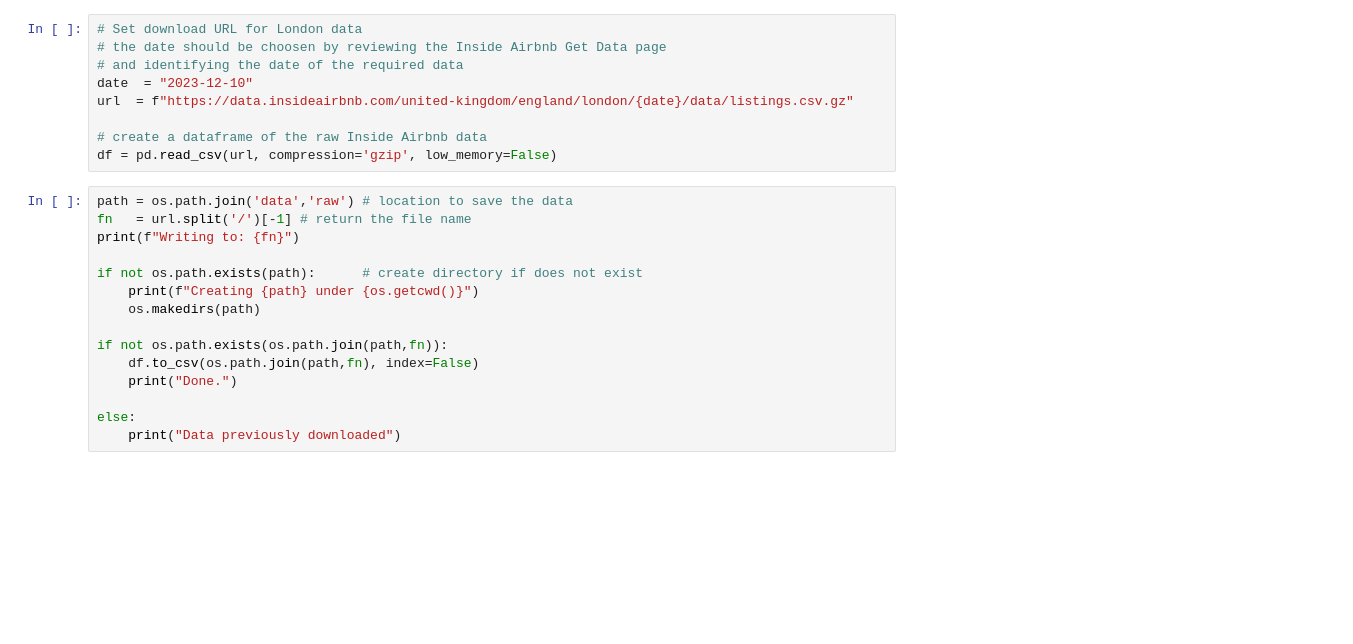
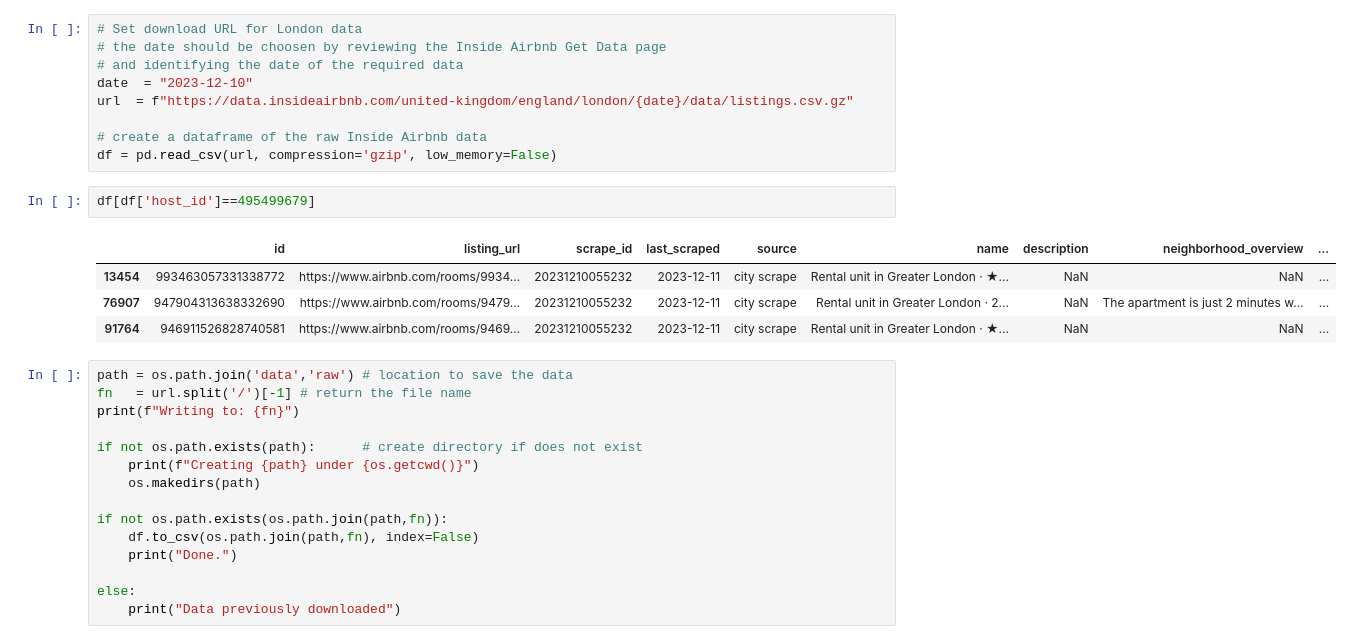
Before and after one commit to a-saveleva/FSDS_Slap, a Jupyter notebook: Inside_Airbnb.ipynb, the cells around one changed output. Cells and saved outputs as stored; diff of their text form; blank space fills up the shorter version.

Commit message:
fixes to Inside Airbnb script

```diff
--- a/Inside_Airbnb.ipynb
+++ b/Inside_Airbnb.ipynb
@@ -35,6 +35,13 @@ url  = f"https://data.insideairbnb.com/united-kingdom/england/london/{date}/data
 
 # create a dataframe of the raw Inside Airbnb data
 df = pd.read_csv(url, compression='gzip', low_memory=False)
+# %%
+df[df['host_id']==495499679]
+# %% [output]
+|  | id | listing_url | scrape_id | last_scraped | source | name | description | neighborhood_overview | ... |
+| 13454 | 993463057331338772 | https://www.airbnb.com/rooms/9934... | 20231210055232 | 2023-12-11 | city scrape | Rental unit in Greater London · ★... | NaN | NaN | ... |
+| 76907 | 947904313638332690 | https://www.airbnb.com/rooms/9479... | 20231210055232 | 2023-12-11 | city scrape | Rental unit in Greater London · 2... | NaN | The apartment is just 2 minutes w... | ... |
+| 91764 | 946911526828740581 | https://www.airbnb.com/rooms/9469... | 20231210055232 | 2023-12-11 | city scrape | Rental unit in Greater London · ★... | NaN | NaN | ... |
 # %%
 path = os.path.join('data','raw') # location to save the data
 fn   = url.split('/')[-1] # return the file name
```
Also changed, not shown: parts of 27 cells of this notebook.
